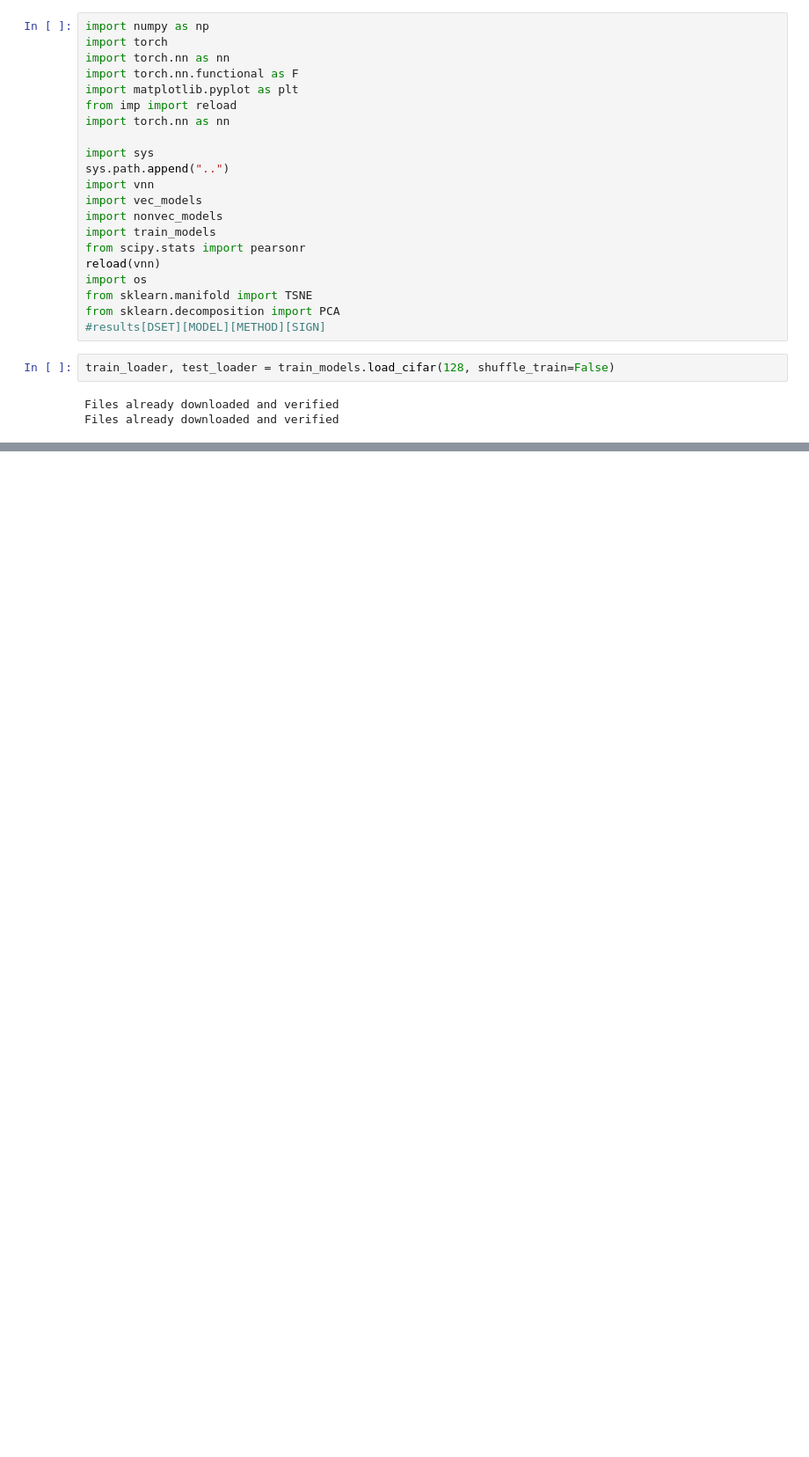
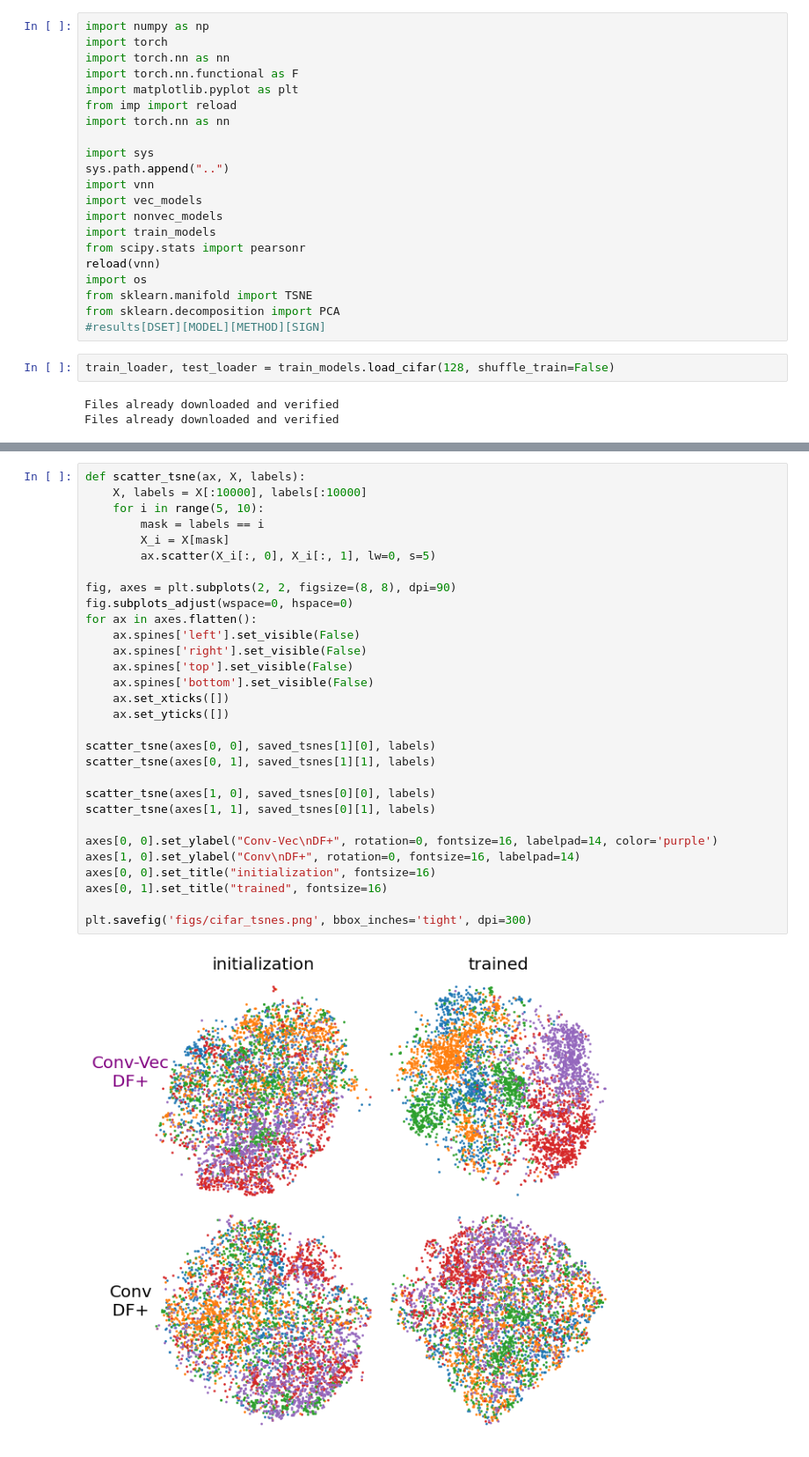
Before and after one commit to davidclark1/VectorizedNets, a Jupyter notebook: notebooks/conv_viz.ipynb, the cells around one changed output, grey strips where cells are left out. Shown at 88% size. Saved outputs shown, nothing was run; the diff lists cells and outputs as text; blank space fills up the shorter version.

```diff
--- a/notebooks/conv_viz.ipynb
+++ b/notebooks/conv_viz.ipynb
@@ -307,0 +259,32 @@ tensor([5, 0, 4, 7, 6, 7, 1, 8, 1, 1, 2, 8, 1, 3, 3, 6, 2, 4, 9, 9, 5, 4, 3, 6,
+# %%
+def scatter_tsne(ax, X, labels):
+    X, labels = X[:10000], labels[:10000]
+    for i in range(5, 10):
+        mask = labels == i
+        X_i = X[mask]
+        ax.scatter(X_i[:, 0], X_i[:, 1], lw=0, s=5)
+
+fig, axes = plt.subplots(2, 2, figsize=(8, 8), dpi=90)
+fig.subplots_adjust(wspace=0, hspace=0)
+for ax in axes.flatten():
+    ax.spines['left'].set_visible(False)
+    ax.spines['right'].set_visible(False)
+    ax.spines['top'].set_visible(False)
+    ax.spines['bottom'].set_visible(False)
+    ax.set_xticks([])
+    ax.set_yticks([])
+
+scatter_tsne(axes[0, 0], saved_tsnes[1][0], labels)
+scatter_tsne(axes[0, 1], saved_tsnes[1][1], labels)
+
+scatter_tsne(axes[1, 0], saved_tsnes[0][0], labels)
+scatter_tsne(axes[1, 1], saved_tsnes[0][1], labels)
+
+axes[0, 0].set_ylabel("Conv-Vec\nDF+", rotation=0, fontsize=16, labelpad=14, color='purple')
+axes[1, 0].set_ylabel("Conv\nDF+", rotation=0, fontsize=16, labelpad=14)
+axes[0, 0].set_title("initialization", fontsize=16)
+axes[0, 1].set_title("trained", fontsize=16)
+
+plt.savefig('figs/cifar_tsnes.png', bbox_inches='tight', dpi=300)
+# %% [output]
+[figure, added]
```
Also changed, not shown: parts of 22 cells of this notebook, 2 other files.
